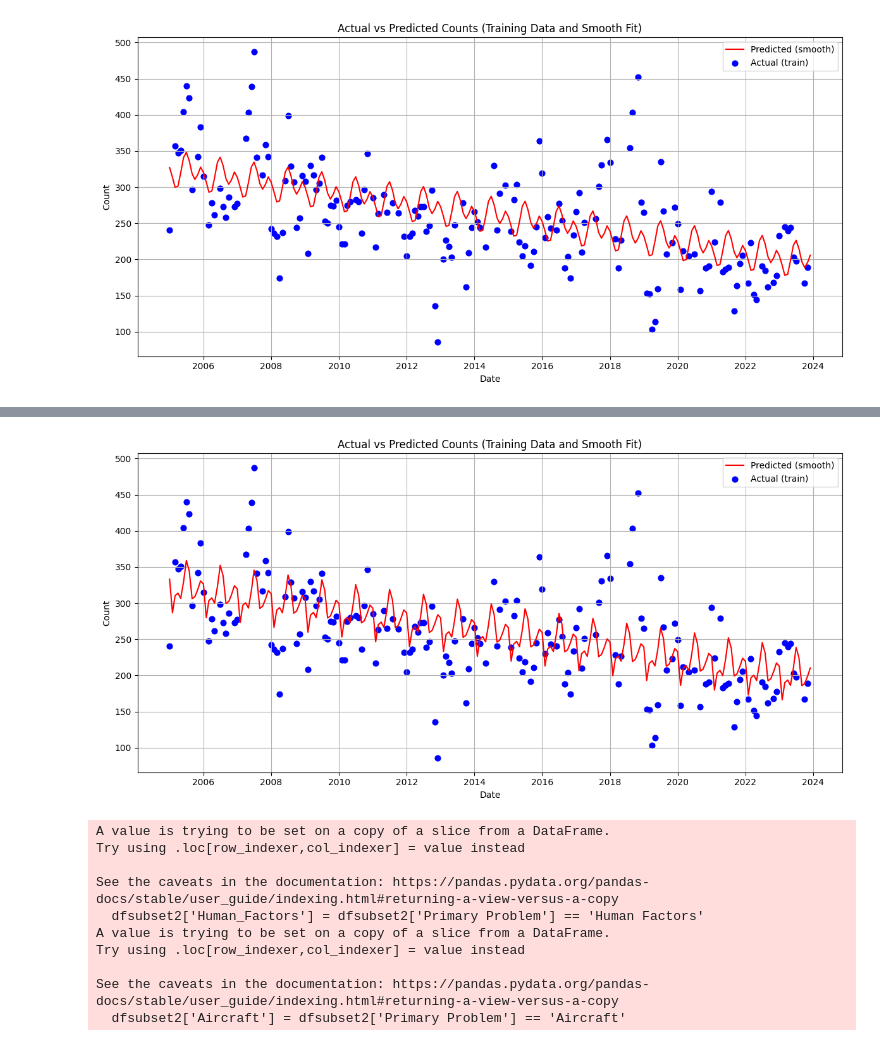
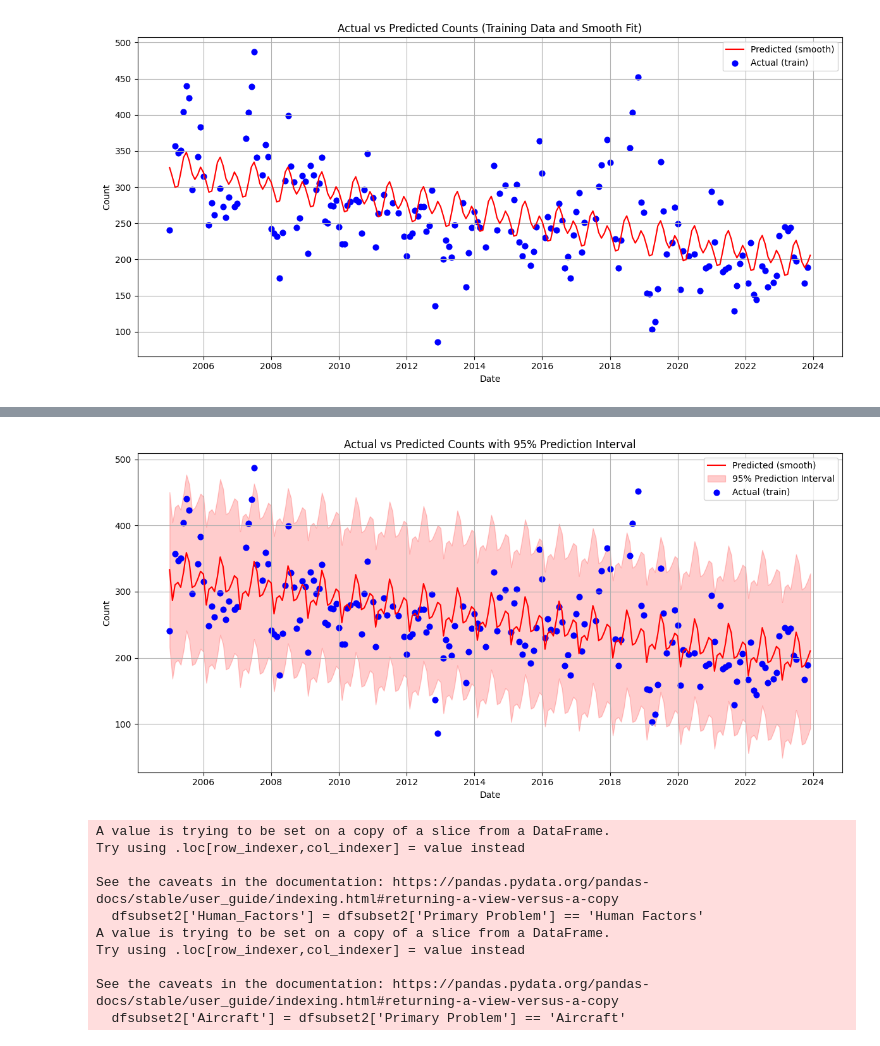
Before and after one commit to terryljh/aviation2, a Jupyter notebook: asrs linear model2.ipynb, the cells around one changed output, grey strips where cells are left out. Drawn from its saved outputs; the diff is of its cells as text; code cells hidden in the pictures.

```diff
--- a/asrs linear model2.ipynb
+++ b/asrs linear model2.ipynb
@@ -2000,14 +2000,21 @@ for h in range(1, 7):
 X_plot = plot_df[features]
 X_plot = sm.add_constant(X_plot, prepend=False)
 
-y_plot_pred = monthmodel2.predict(X_plot)
+predictions = monthmodel2.get_prediction(X_plot)
+pred_summary = predictions.summary_frame(alpha=0.05)
+
+y_pred_mean = pred_summary['mean']
+pi_lower = pred_summary['obs_ci_lower']
+pi_upper = pred_summary['obs_ci_upper']
 
 plt.figure(figsize=(12, 6))
-plt.plot(date_range, y_plot_pred, label='Predicted (smooth)', color='red')
+plt.plot(date_range, y_pred_mean, label='Predicted (smooth)', color='red')
+plt.fill_between(date_range, pi_lower, pi_upper, color='red', alpha=0.2, label='95% Prediction Interval')
 plt.scatter(train_dates, y_train, label='Actual (train)', color='blue', s=40)
+
 plt.xlabel('Date')
 plt.ylabel('Count')
-plt.title('Actual vs Predicted Counts (Training Data and Smooth Fit)')
+plt.title('Actual vs Predicted Counts with 95% Prediction Interval')
 plt.legend()
 plt.grid(True)
 plt.tight_layout()
@@ -2023,14 +2030,14 @@ Time:                        21:31:57   Log-Likelihood:                -988.15
 No. Observations:                 182   AIC:                             2002.
 Df Residuals:                     169   BIC:                             2044.
 Df Model:                          12
 Covariance Type:            nonrobust
 ==============================================================================
 ... (40 lines left out)
 pct_human_factors  0.789317
 pct_Aircraft      -0.475280
 total_Aircraft     0.283071
 total_hf           1.000000
-[figure, old version]
+[figure, new version]
 # %%
 
 import statsmodels.api as sm
```
Also changed, not shown: parts of 1 cell of this notebook.
